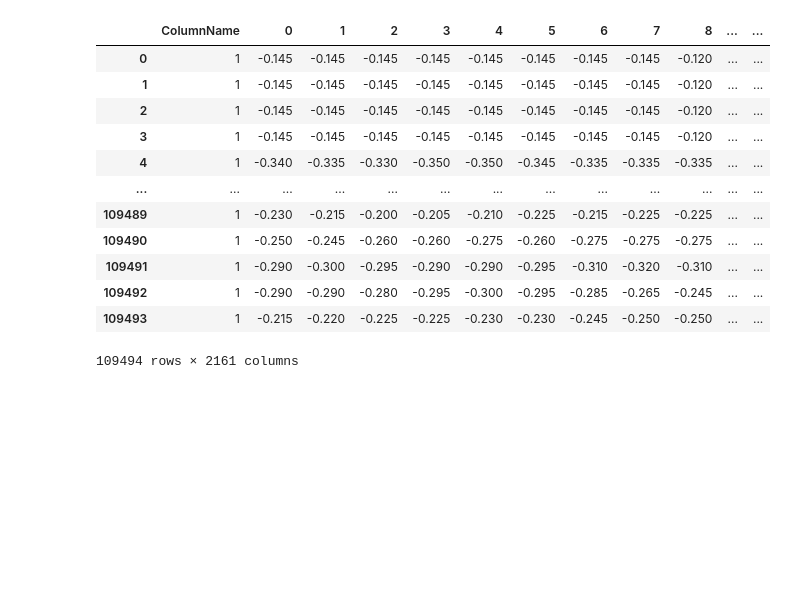
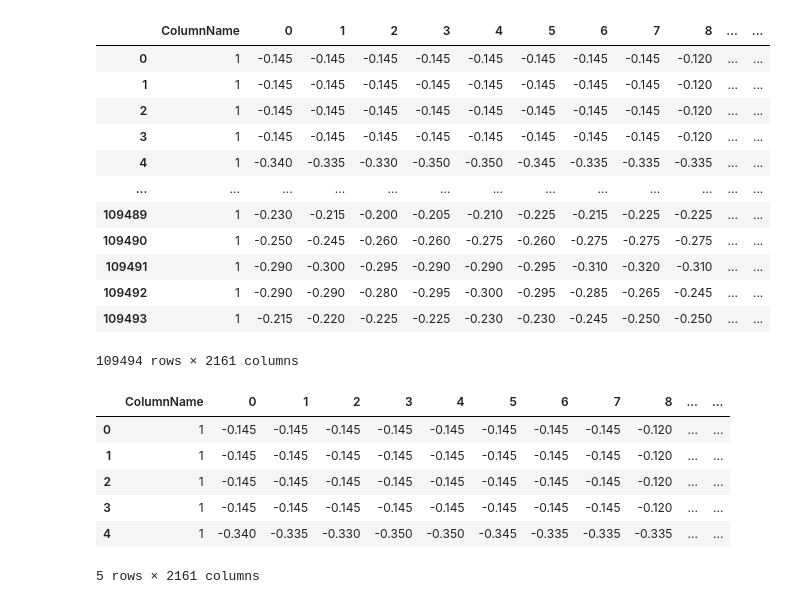
Before and after one commit to arthurdesma/Arrhythmia_Detection_and_Classification, a Jupyter notebook: data_treatement.ipynb, the cells around one changed output. Drawn from its saved outputs; the diff is of its cells as text; code cells hidden in the pictures; blank space fills up the shorter version.

```diff
--- a/data_treatement.ipynb
+++ b/data_treatement.ipynb
@@ -225,0 +227,10 @@ df_fusionné_binaire
+# %%
+df.head()
+# %% [output]
+|  | ColumnName | 0 | 1 | 2 | 3 | 4 | 5 | 6 | 7 | 8 | ... | ... |
+| 0 | 1 | -0.145 | -0.145 | -0.145 | -0.145 | -0.145 | -0.145 | -0.145 | -0.145 | -0.120 | ... | ... |
+| 1 | 1 | -0.145 | -0.145 | -0.145 | -0.145 | -0.145 | -0.145 | -0.145 | -0.145 | -0.120 | ... | ... |
+| 2 | 1 | -0.145 | -0.145 | -0.145 | -0.145 | -0.145 | -0.145 | -0.145 | -0.145 | -0.120 | ... | ... |
+| 3 | 1 | -0.145 | -0.145 | -0.145 | -0.145 | -0.145 | -0.145 | -0.145 | -0.145 | -0.120 | ... | ... |
+| 4 | 1 | -0.340 | -0.335 | -0.330 | -0.350 | -0.350 | -0.345 | -0.335 | -0.335 | -0.335 | ... | ... |
+5 rows × 2161 columns
```
Also changed, not shown: parts of 8 cells of this notebook.
